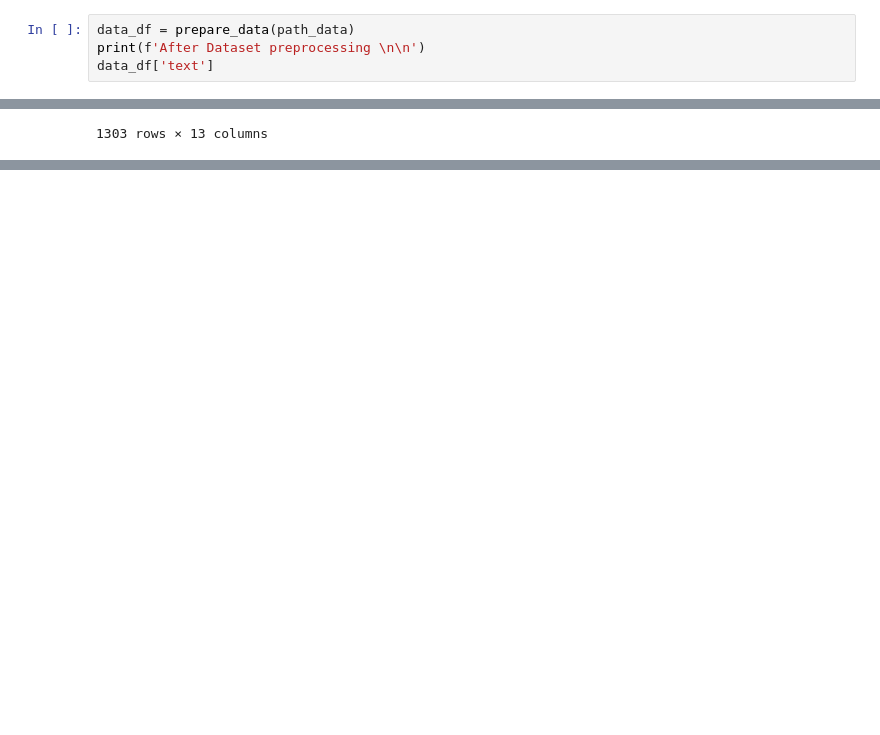
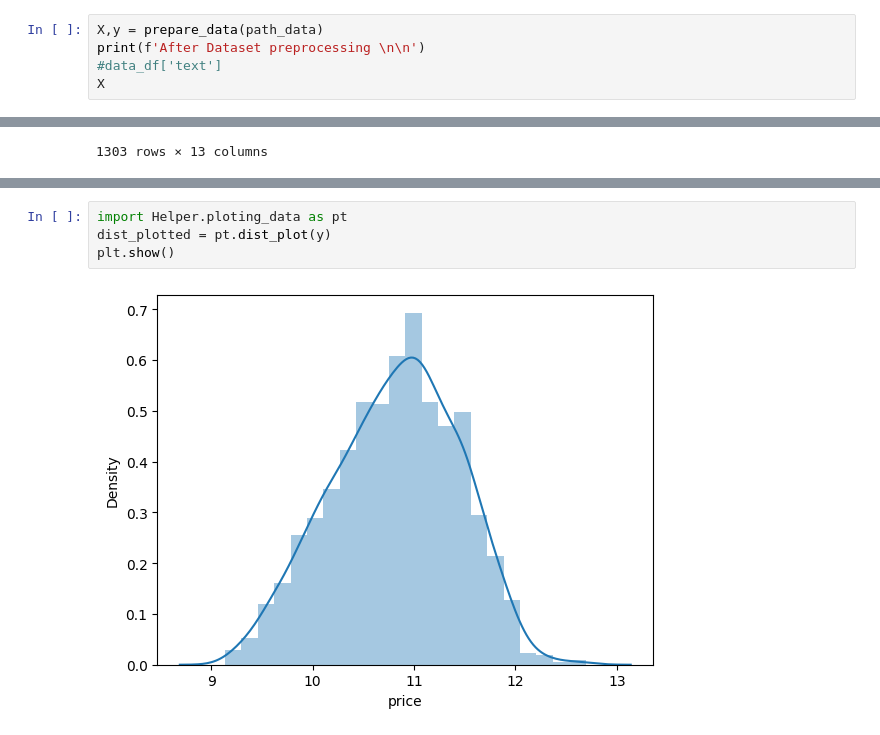
Before and after one commit to ruhul-cse-duet/Laptop-Price-prediction, a Jupyter notebook: prediction.ipynb, the cells around one changed output, grey strips where cells are left out. Saved outputs shown, nothing was run; the diff lists cells and outputs as text; blank space fills up the shorter version.

```diff
--- a/prediction.ipynb
+++ b/prediction.ipynb
@@ -32,9 +32,10 @@ Before Dataset preprocessing
 
 [1303 rows x 12 columns]
 # %%
-data_df = prepare_data(path_data)
+X,y = prepare_data(path_data)
 print(f'After Dataset preprocessing \n\n')
-data_df['text']
+#data_df['text']
+X
 # %% [output]
 After Dataset preprocessing
 |  | company | type | screen_size | screen_resolution | ips | cpu | ram | ssd | hdd | ... |
@@ -52,0 +69,6 @@ After Dataset preprocessing
+# %%
+import Helper.ploting_data as pt
+dist_plotted = pt.dist_plot(y)
+plt.show()
+# %% [output]
+[figure, added]
```
Also changed, not shown: parts of 9 cells of this notebook, 2 other files.
